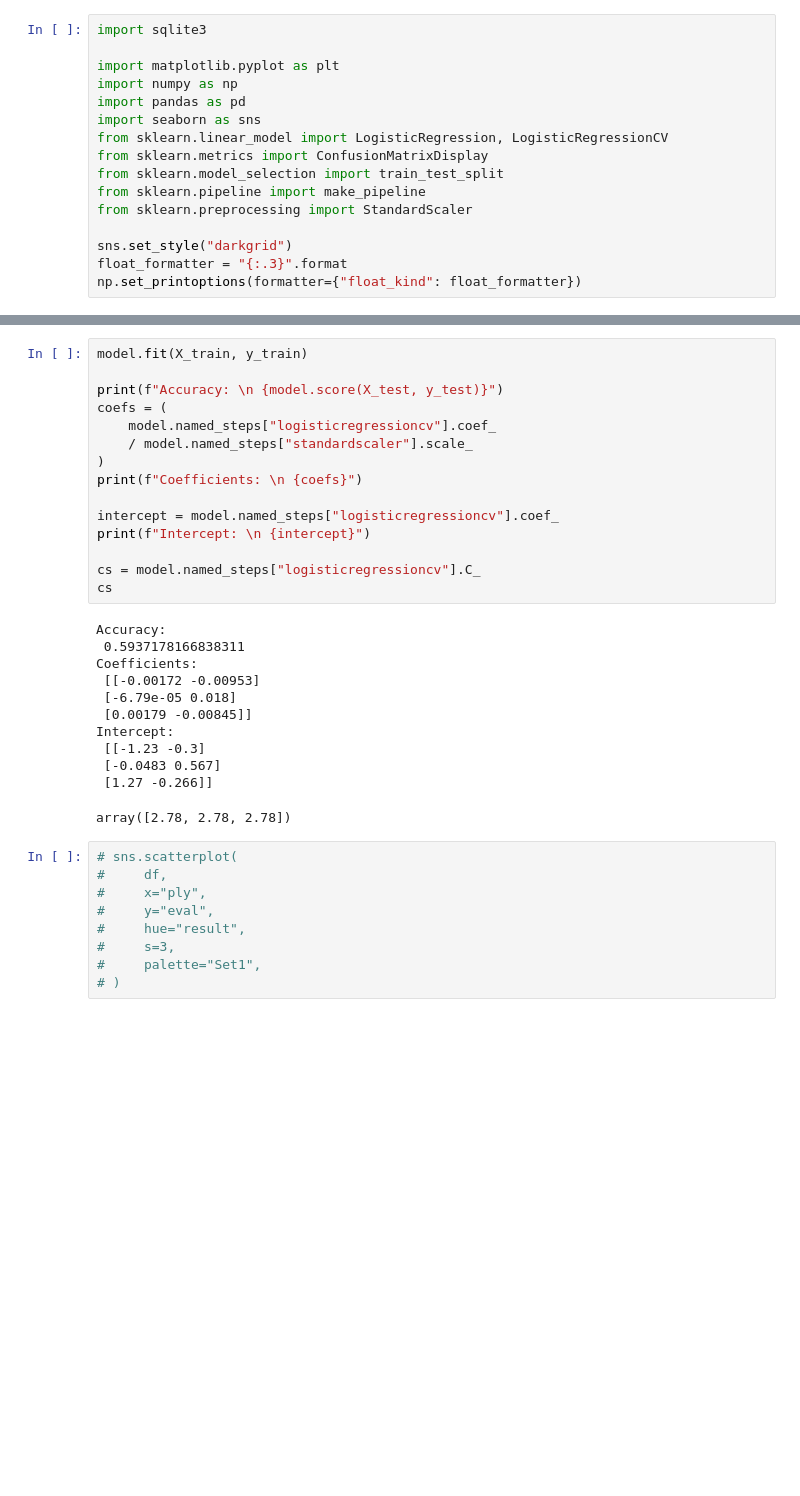
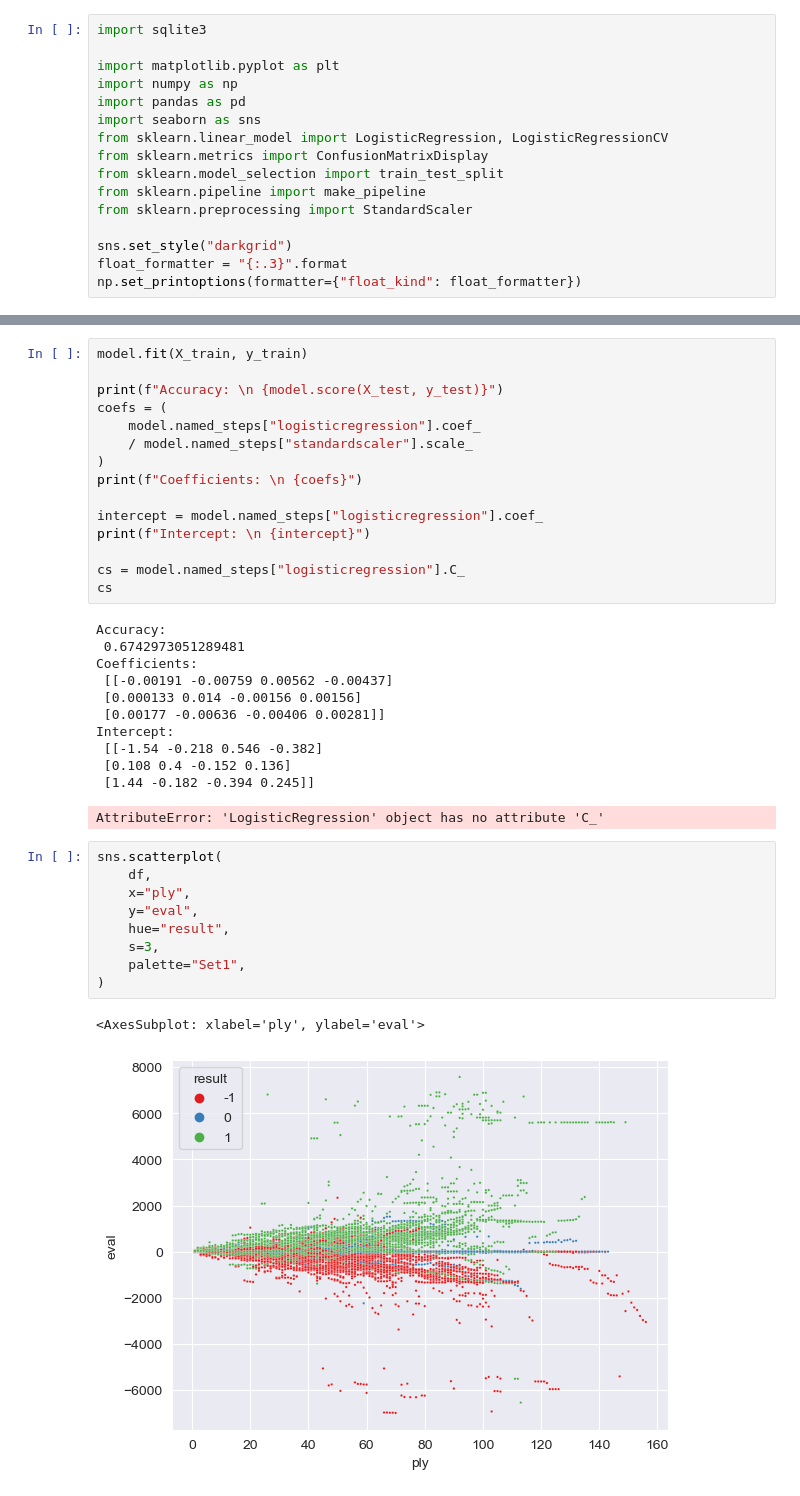
Before and after one commit to SandroMartens/Lichess-Win-Predictions, a Jupyter notebook: win_prob.ipynb, the cells around one changed output, grey strips where cells are left out. Drawn from its saved outputs; the diff is of its cells as text; blank space fills up the shorter version.

```diff
--- a/win_prob.ipynb
+++ b/win_prob.ipynb
@@ -125,37 +127,40 @@ model.fit(X_train, y_train)
 
 print(f"Accuracy: \n {model.score(X_test, y_test)}")
 coefs = (
-    model.named_steps["logisticregressioncv"].coef_
+    model.named_steps["logisticregression"].coef_
     / model.named_steps["standardscaler"].scale_
 )
 print(f"Coefficients: \n {coefs}")
 
-intercept = model.named_steps["logisticregressioncv"].coef_
+intercept = model.named_steps["logisticregression"].coef_
 print(f"Intercept: \n {intercept}")
 
-cs = model.named_steps["logisticregressioncv"].C_
+cs = model.named_steps["logisticregression"].C_
 cs
 # %% [output]
 Accuracy:
- 0.5937178166838311
+ 0.6742973051289481
 Coefficients:
- [[-0.00172 -0.00953]
- [-6.79e-05 0.018]
- [0.00179 -0.00845]]
+ [[-0.00191 -0.00759 0.00562 -0.00437]
+ [0.000133 0.014 -0.00156 0.00156]
+ [0.00177 -0.00636 -0.00406 0.00281]]
 Intercept:
- [[-1.23 -0.3]
- [-0.0483 0.567]
- [1.27 -0.266]]
+ [[-1.54 -0.218 0.546 -0.382]
+ [0.108 0.4 -0.152 0.136]
+ [1.44 -0.182 -0.394 0.245]]
-array([2.78, 2.78, 2.78])
+AttributeError: 'LogisticRegression' object has no attribute 'C_'
 # %%
-# sns.scatterplot(
-#     df,
-#     x="ply",
-#     y="eval",
-#     hue="result",
-#     s=3,
-#     palette="Set1",
-# )
+sns.scatterplot(
+    df,
+    x="ply",
+    y="eval",
+    hue="result",
+    s=3,
+    palette="Set1",
+)
+# %% [output]
+<AxesSubplot: xlabel='ply', ylabel='eval'>
+[figure, added]
 # %%
 ConfusionMatrixDisplay.from_estimator(
     model,
```
Also changed, not shown: parts of 7 cells of this notebook, 2 other files.
